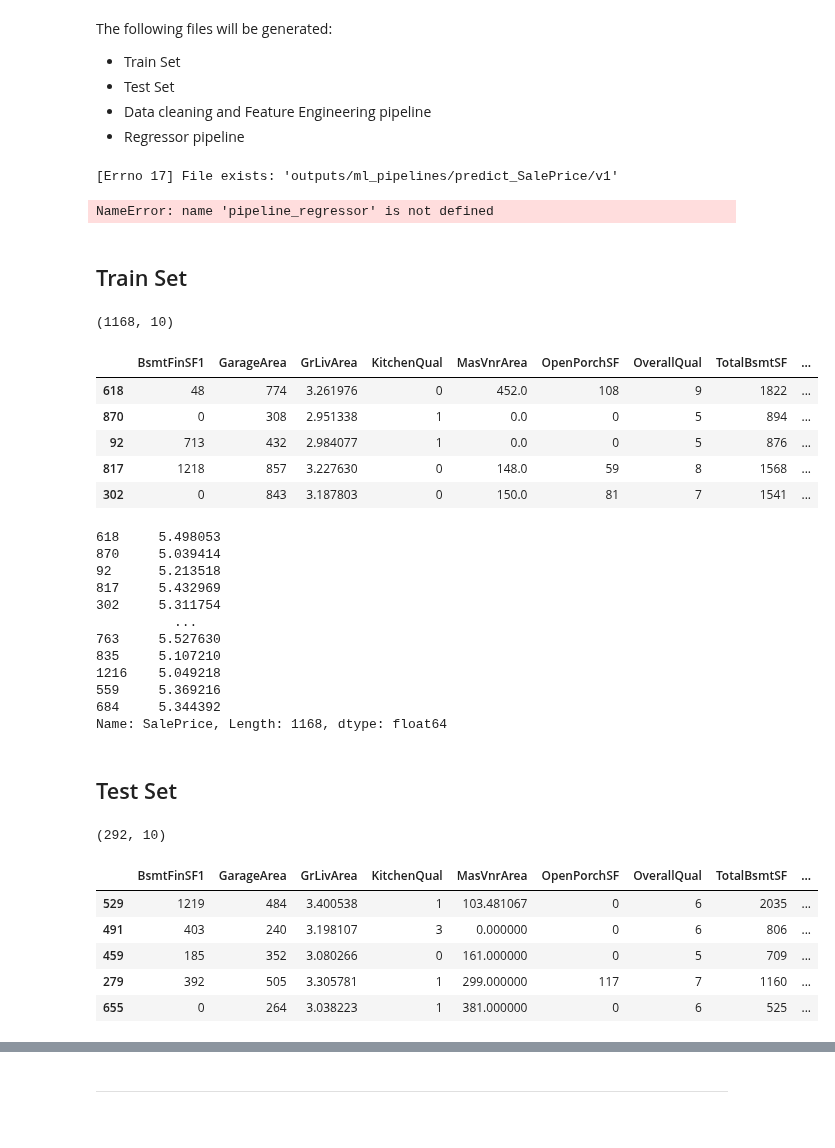
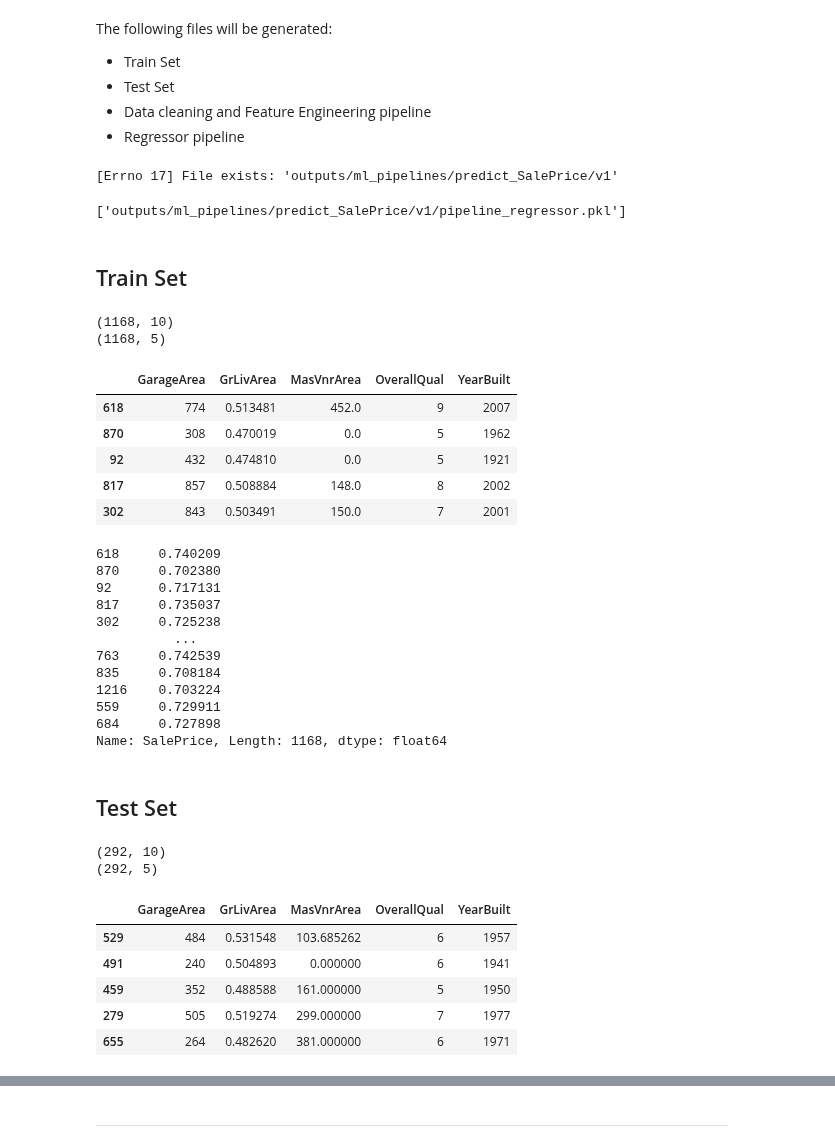
Before and after one commit to Fl0W97/ci-c5-housing-market-prices, a Jupyter notebook: jupyter_notebooks/04_modeling_and_evaluation_regression.ipynb, the cells around one changed output, grey strips where cells are left out. Cells and saved outputs as stored; diff of their text form; code cells hidden in the pictures.

Commit message:
fix predict_sales_price() and error in page_pipeline_performance.py (!!), adjust paths, add error images

```diff
--- a/jupyter_notebooks/04_modeling_and_evaluation_regression.ipynb
+++ b/jupyter_notebooks/04_modeling_and_evaluation_regression.ipynb
@@ -128,12 +128,15 @@ def PipelineDataCleaningAndFeatureEngineering():
         # Impute MasVnrArea using mean
         ("ImputeMasVnrArea", MeanMedianImputer(imputation_method='mean', variables=['MasVnrArea'])),
 
+        # Impute missing values in GarageFinish
+        ("ImputeGarageFinish", CategoricalImputer(imputation_method='missing', variables=['GarageFinish'])),
+
         # Encoding categorical variables using OrdinalEncoder, add GarageFinish
         ("OrdinalCategoricalEncoder", OrdinalEncoder(encoding_method='arbitrary',
-                                                     variables=['KitchenQual'])),
+                                                     variables=['KitchenQual', 'GarageFinish'])),
 
          # Feature selection based on correlation using SmartCorrelatedSelection
-        ("SmartCorrelatedSelection", SmartCorrelatedSelection(variables=['TotalBsmtSF', '1stFlrSF', 'KitchenQual', 'YearRemodAdd', 'GarageArea'],
+        ("SmartCorrelatedSelection", SmartCorrelatedSelection(variables=['GarageFinish', 'TotalBsmtSF', 'MasVnrArea', 'OpenPorchSF', '1stFlrSF', 'KitchenQual', 'YearRemodAdd', 'YearBuilt', 'GarageArea'],
          method="spearman", threshold=0.6, selection_method="variance")),
 
         # Apply log10 transformation to selected numeric features
@@ -590,7 +569,7 @@ df_transformed.head(3)
 # %% [markdown]
 Delete unwanted variables
 # %%
-df_opt = df_transformed.drop(columns=['BsmtFinSF1', 'GarageArea', 'KitchenQual', 'OpenPorchSF', 'TotalBsmtSF', 'YearRemodAdd'])
+df_opt = df_transformed.drop(columns=['BsmtFinSF1', 'GarageFinish', 'KitchenQual', 'OpenPorchSF', 'TotalBsmtSF'])
 
 print(df.shape)
 df_opt.head(3)
@@ -637,7 +616,7 @@ def PipelineDataCleaningAndFeatureEngineering_opt():
         # Function Transformer not needed anymore
 
         # Impute GarageFinish using mode (most frequent)
-        ("ImputeGarageFinish", CategoricalImputer(imputation_method='frequent', variables=['GarageFinish'])),
+        # ("ImputeGarageFinish", CategoricalImputer(imputation_method='frequent', variables=['GarageFinish'])),
 
         # Impute MasVnrArea using mean
         ("ImputeMasVnrArea", MeanMedianImputer(imputation_method='mean', variables=['MasVnrArea'])),
@@ -698,0 +677,3 @@ print(X_train_opt.shape, y_train_opt.shape, X_test_opt.shape, y_test_opt.shape)
+# %%
+# Fit the model on the training data
+pipeline_regressor.fit(X_train_opt, y_train_opt)
@@ -723,26 +706,30 @@ except Exception as e:
 
 # Save trained model
 joblib.dump(value=pipeline_dc_fe ,
-            filename=f"{file_path}/pipeline_data_cleaning_feat_eng1.pkl")
+            filename=f"{file_path}/pipeline_data_cleaning_feat.pkl")
 joblib.dump(value=pipeline_dc_fe_opt,
-            filename=f"{file_path}/pipeline_data_cleaning_feat_eng.pkl")
+            filename=f"{file_path}/pipeline_data_cleaning_feat_opt.pkl")
 joblib.dump(value=pipeline_regressor,
             filename=f"{file_path}/pipeline_regressor.pkl")
 # %% [output]
 [Errno 17] File exists: 'outputs/ml_pipelines/predict_SalePrice/v1'
-NameError: name 'pipeline_regressor' is not defined
+['outputs/ml_pipelines/predict_SalePrice/v1/pipeline_regressor.pkl']
 # %% [markdown]
 ## Train Set
 # %%
 print(X_train.shape)
 X_train.head()
+
+print(X_train_opt.shape)
+X_train_opt.head()
 # %% [output]
 (1168, 10)
+(1168, 5)
-|  | BsmtFinSF1 | GarageArea | GrLivArea | KitchenQual | MasVnrArea | OpenPorchSF | OverallQual | TotalBsmtSF | ... |
-| 618 | 48 | 774 | 3.261976 | 0 | 452.0 | 108 | 9 | 1822 | ... |
-| 870 | 0 | 308 | 2.951338 | 1 | 0.0 | 0 | 5 | 894 | ... |
-| 92 | 713 | 432 | 2.984077 | 1 | 0.0 | 0 | 5 | 876 | ... |
-| 817 | 1218 | 857 | 3.227630 | 0 | 148.0 | 59 | 8 | 1568 | ... |
-| 302 | 0 | 843 | 3.187803 | 0 | 150.0 | 81 | 7 | 1541 | ... |
+|  | GarageArea | GrLivArea | MasVnrArea | OverallQual | YearBuilt |
+| 618 | 774 | 0.513481 | 452.0 | 9 | 2007 |
+| 870 | 308 | 0.470019 | 0.0 | 5 | 1962 |
+| 92 | 432 | 0.474810 | 0.0 | 5 | 1921 |
+| 817 | 857 | 0.508884 | 148.0 | 8 | 2002 |
+| 302 | 843 | 0.503491 | 150.0 | 7 | 2001 |
 # %%
 X_train.to_csv(f"{file_path}/X_train.csv", index=False)
@@ -749,17 +737,17 @@ X_train.to_csv(f"{file_path}/X_train.csv", index=False)
 # %%
-y_train
+y_train_opt
 # %% [output]
-618     5.498053
-870     5.039414
-92      5.213518
-817     5.432969
-302     5.311754
+618     0.740209
+870     0.702380
+92      0.717131
+817     0.735037
+302     0.725238
           ...
-763     5.527630
-835     5.107210
-1216    5.049218
-559     5.369216
-684     5.344392
+763     0.742539
+835     0.708184
+1216    0.703224
+559     0.729911
+684     0.727898
 Name: SalePrice, Length: 1168, dtype: float64
 # %%
 y_train.to_csv(f"{file_path}/y_train.csv", index=False)
@@ -768,13 +757,17 @@ y_train.to_csv(f"{file_path}/y_train.csv", index=False)
 # %%
 print(X_test.shape)
 X_test.head()
+
+print(X_test_opt.shape)
+X_test_opt.head()
 # %% [output]
 (292, 10)
+(292, 5)
-|  | BsmtFinSF1 | GarageArea | GrLivArea | KitchenQual | MasVnrArea | OpenPorchSF | OverallQual | TotalBsmtSF | ... |
-| 529 | 1219 | 484 | 3.400538 | 1 | 103.481067 | 0 | 6 | 2035 | ... |
-| 491 | 403 | 240 | 3.198107 | 3 | 0.000000 | 0 | 6 | 806 | ... |
-| 459 | 185 | 352 | 3.080266 | 0 | 161.000000 | 0 | 5 | 709 | ... |
-| 279 | 392 | 505 | 3.305781 | 1 | 299.000000 | 117 | 7 | 1160 | ... |
-| 655 | 0 | 264 | 3.038223 | 1 | 381.000000 | 0 | 6 | 525 | ... |
+|  | GarageArea | GrLivArea | MasVnrArea | OverallQual | YearBuilt |
+| 529 | 484 | 0.531548 | 103.685262 | 6 | 1957 |
+| 491 | 240 | 0.504893 | 0.000000 | 6 | 1941 |
+| 459 | 352 | 0.488588 | 161.000000 | 5 | 1950 |
+| 279 | 505 | 0.519274 | 299.000000 | 7 | 1977 |
+| 655 | 264 | 0.482620 | 381.000000 | 6 | 1971 |
 # %%
 X_test.to_csv(f"{file_path}/X_test.csv", index=False)
```
Also changed, not shown: parts of 24 cells of this notebook, 17 other files.
